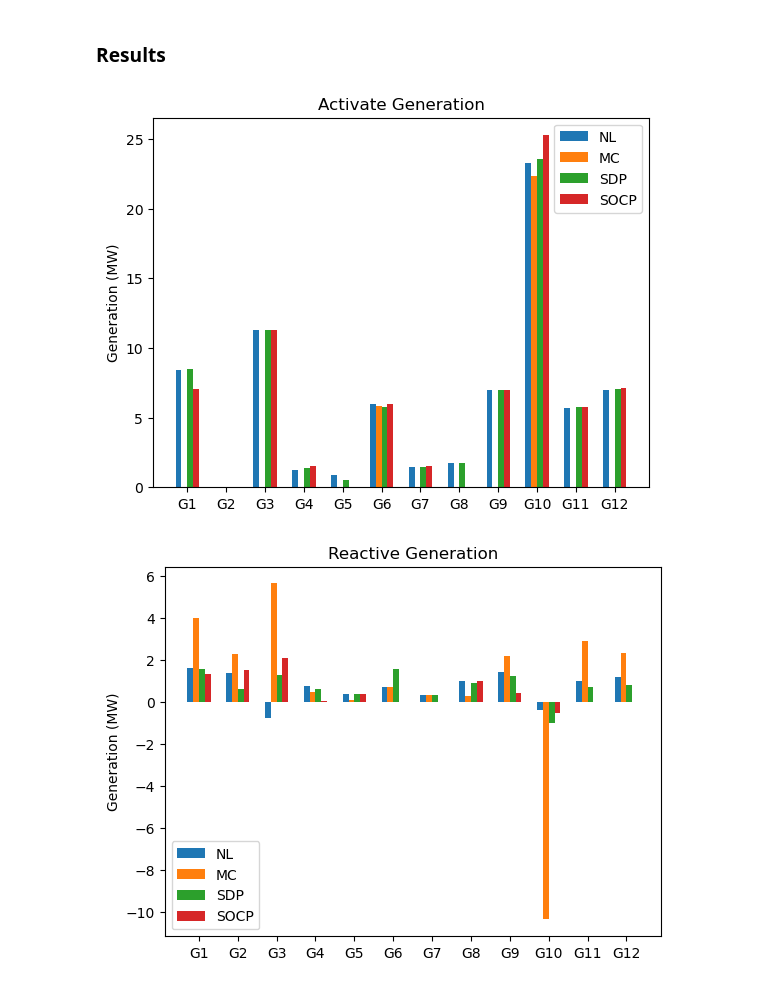
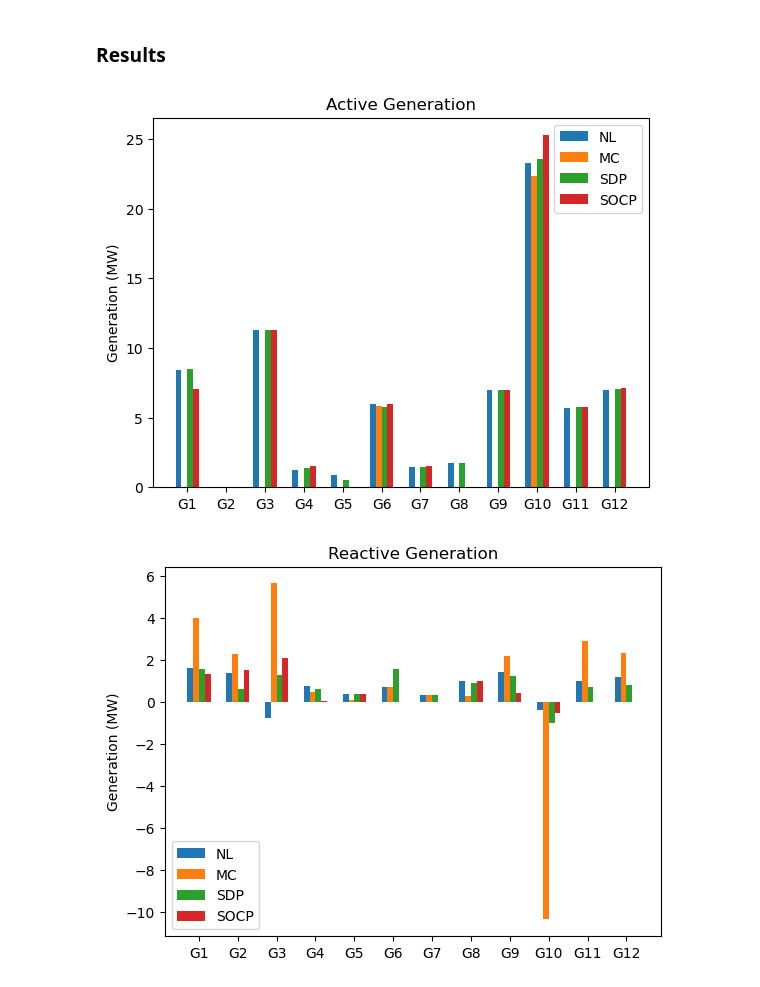
Before and after one commit to rafabench/AC-OPF, a Jupyter notebook: notebooks/OPTFlow.ipynb, the cells around one changed output. Drawn from its saved outputs; the diff is of its cells as text; code cells hidden in the pictures.

```diff
--- a/notebooks/OPTFlow.ipynb
+++ b/notebooks/OPTFlow.ipynb
@@ -930,9 +930,9 @@ optimality_gap_mosek(model_socp,optimal_value,filepath)
 # %%
 models = [model_nl,model_mc,model_sdp,model_socp];
 # %%
-plot_var(models,"p_g","Activate Generation","Generation (MW)");
+plot_var(models,"p_g","Active Generation","Generation (MW)");
 # %% [output]
-[figure, old version]
+[figure, new version]
 # %%
 plot_var(models,"q_g","Reactive Generation","Generation (MW)");
 # %% [output]
```
Also changed, not shown: parts of 27 cells of this notebook.
